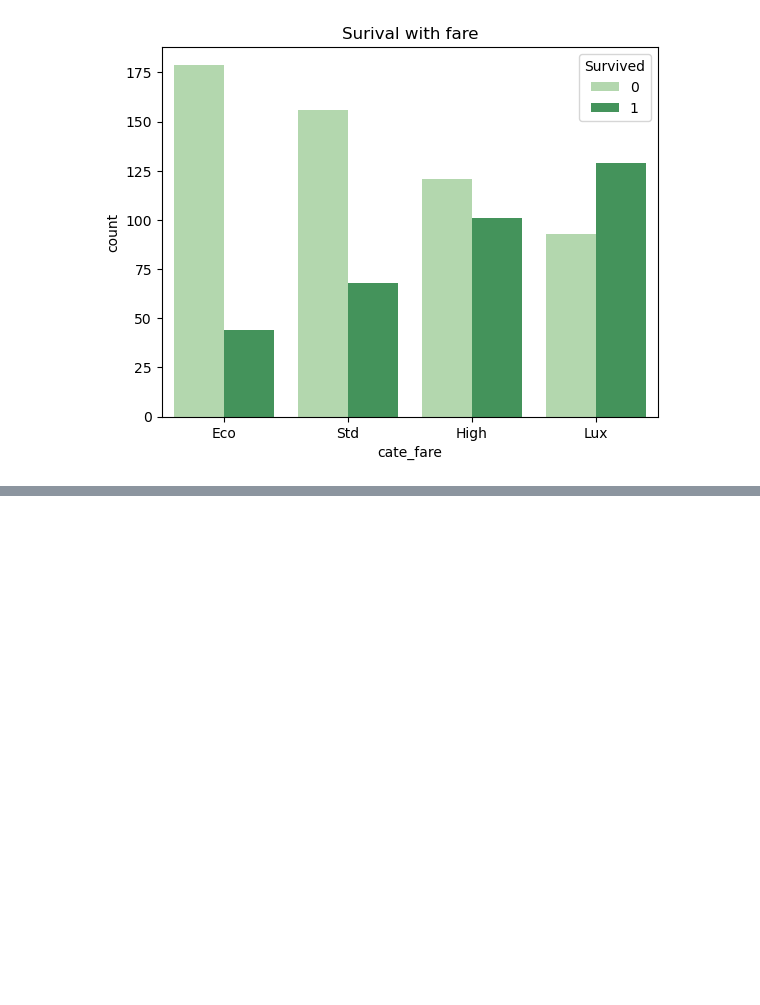
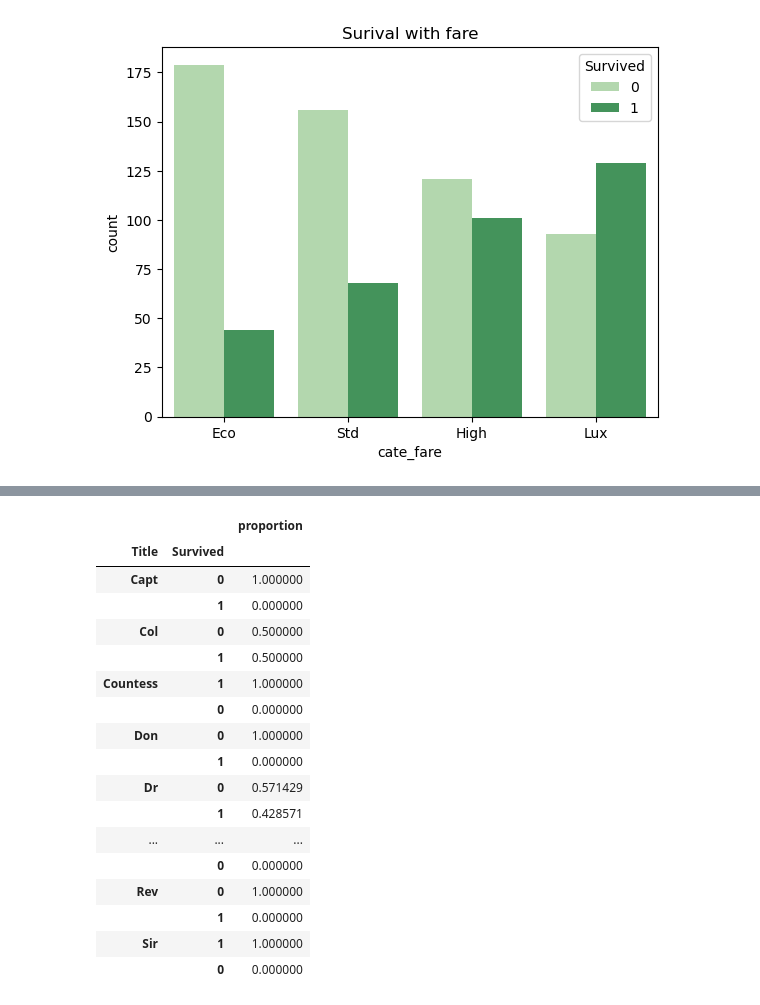
Before and after one commit to trumphu09/Data-science-getting, a Jupyter notebook: Project_Titanic_Machine_Learning_from_Diaster/EDA/ProjectTitanicML.ipynb, the cells around one changed output, grey strips where cells are left out. Saved outputs shown, nothing was run; the diff lists cells and outputs as text; code cells hidden in the pictures; blank space fills up the shorter version.

```diff
--- a/Project_Titanic_Machine_Learning_from_Diaster/EDA/ProjectTitanicML.ipynb
+++ b/Project_Titanic_Machine_Learning_from_Diaster/EDA/ProjectTitanicML.ipynb
@@ -344,0 +372,23 @@ plt.title("Surival with fare");
+# %%
+temp = train_df[["Title", "Survived"]].groupby('Title').value_counts(normalize = True)
+temp = temp.to_frame()
+temp
+# %% [output]
+|  |  | proportion |
+| Title | Survived |  |
+| Capt | 0 | 1.000000 |
+|  | 1 | 0.000000 |
+| Col | 0 | 0.500000 |
+|  | 1 | 0.500000 |
+| Countess | 1 | 1.000000 |
+|  | 0 | 0.000000 |
+| Don | 0 | 1.000000 |
+|  | 1 | 0.000000 |
+| Dr | 0 | 0.571429 |
+|  | 1 | 0.428571 |
+| ... | ... | ... |
+|  | 0 | 0.000000 |
+| Rev | 0 | 1.000000 |
+|  | 1 | 0.000000 |
+| Sir | 1 | 1.000000 |
+|  | 0 | 0.000000 |
```
Also changed, not shown: parts of 13 cells of this notebook.
